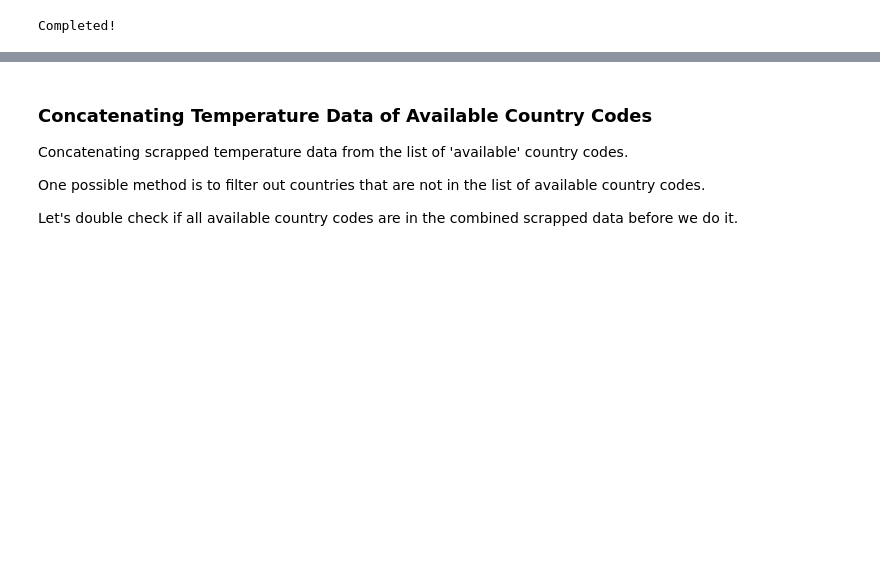
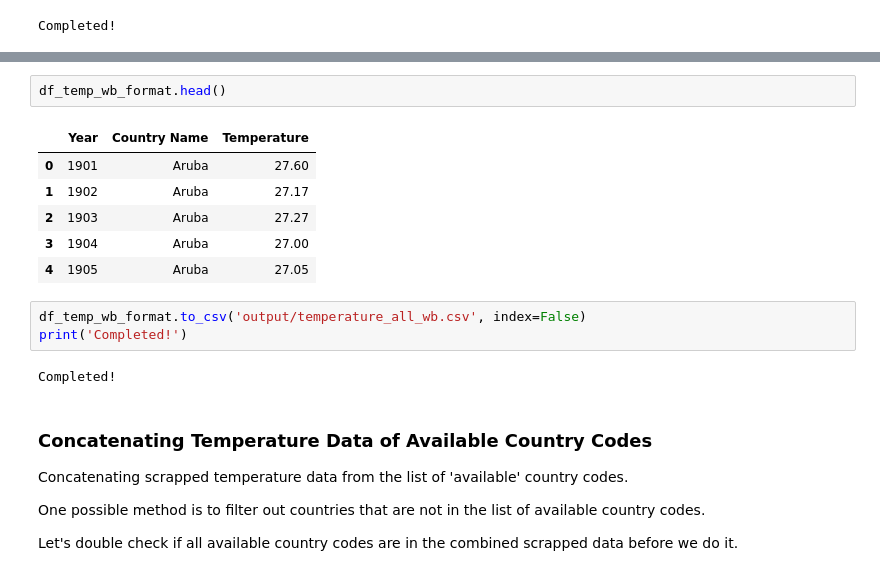
Before and after one commit to BingQuanChua/Untold-Climate-Change-Story, a Jupyter notebook: dataset_country_code.ipynb, the cells around one changed output, grey strips where cells are left out. Drawn from its saved outputs; the diff is of its cells as text; blank space fills up the shorter version.

```diff
--- a/dataset_country_code.ipynb
+++ b/dataset_country_code.ipynb
@@ -437,3 +449,17 @@ Completed!
+# %%
+df_temp_wb_format.head()
+# %% [output]
+|  | Year | Country Name | Temperature |
+| 0 | 1901 | Aruba | 27.60 |
+| 1 | 1902 | Aruba | 27.17 |
+| 2 | 1903 | Aruba | 27.27 |
+| 3 | 1904 | Aruba | 27.00 |
+| 4 | 1905 | Aruba | 27.05 |
+# %%
+df_temp_wb_format.to_csv('output/temperature_all_wb.csv', index=False)
+print('Completed!')
+# %% [output]
+Completed!
 # %% [markdown]
 ### Concatenating Temperature Data of Available Country Codes
 
```
Also changed, not shown: parts of 13 cells of this notebook, 3 other files.
